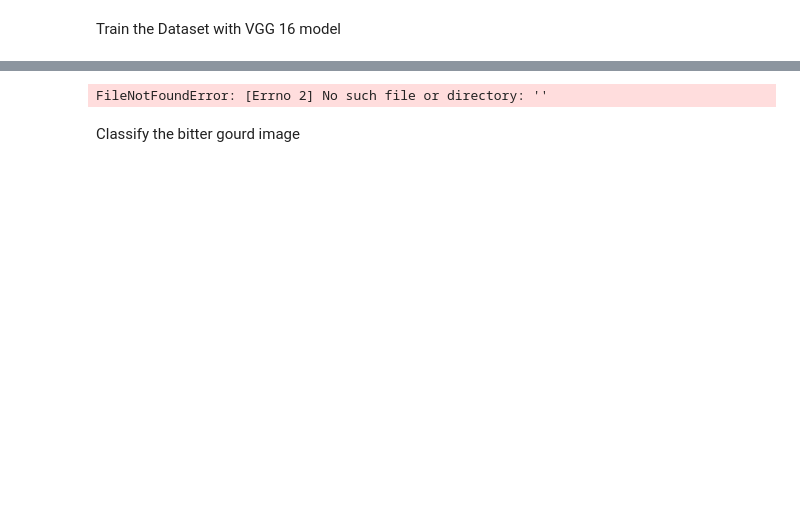
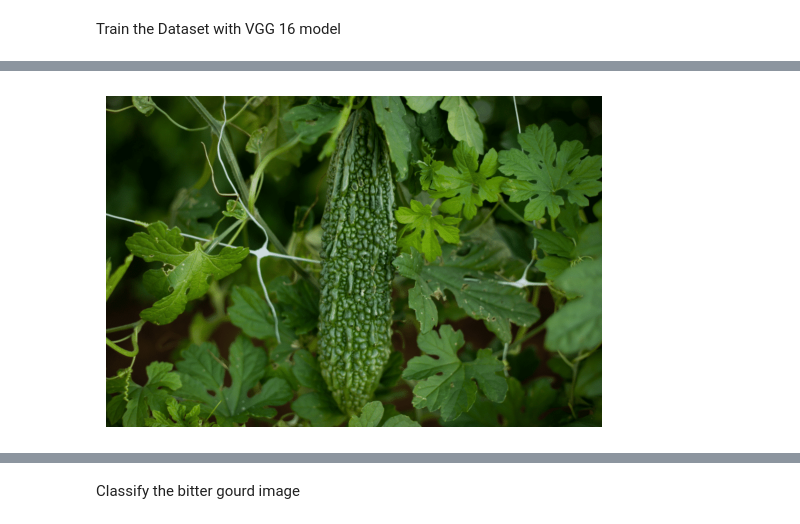
Before and after one commit to sreeragu555/Bittergourd-Matuirity-Prediction, a Jupyter notebook: VGG 16 Final.ipynb, the cells around one changed output, grey strips where cells are left out. Cells and saved outputs as stored; diff of their text form; code cells hidden in the pictures; blank space fills up the shorter version.

```diff
--- a/VGG 16 Final.ipynb
+++ b/VGG 16 Final.ipynb
@@ -142,14 +142,16 @@ Train accuracy: 79.02
 # %%
 import numpy as np
+import warnings
 from tensorflow.keras.preprocessing import image
 from tensorflow.keras.models import load_model
 import matplotlib.pyplot as plt
 import matplotlib.image as mpimg
 import tkinter as tk
 from tkinter import filedialog
+warnings.filterwarnings("ignore", category=UserWarning, module="tensorflow")
 
 # Load the trained model
-model = load_model('bitter_gourd_classificationVGG16(2).h5')  # Change the path if necessary
+model = load_model('bitter_gourd_classificationVGG16(4).h5')  # Change the path if necessary
 
 # Define a function to predict the label of a single image
 def predict_label(image_path):
@@ -161,30 +163,33 @@ def predict_label(image_path):
     prediction = model.predict(img)
     class_indices = {0: 'Small', 1: 'Medium', 2: 'Ripe'}
     predicted_class = class_indices[np.argmax(prediction)]
 
     return predicted_class
 
 # Example usage:
 #image_path = 'small2.png'
 #img = mpimg.imread(img_path)
 root = tk.Tk()
 root.withdraw()  # Hide the main window
 
+
 # Ask the user to select a file
 image_path = filedialog.askopenfilename(title="Select an image file", filetypes=[("Image files", "*.jpg *.jpeg *.png")])
+
 
 # Check if a file was selected
 if image_path:
     # Load and display the selected image
     img = mpimg.imread(image_path)
     plt.imshow(img)
     plt.axis('off')  # Turn off axis labels and ticks
     plt.show()
 else:
     print("No file selected.")
 
 # Close the GUI window
 
 predicted_label = predict_label(image_path)
 print(f'Predicted Label: {predicted_label}')
 # %% [output]
+[figure, added]
@@ -192,3 +198,2 @@ No file selected.
-FileNotFoundError: [Errno 2] No such file or directory: ''
 # %% [markdown]
 Classify the bitter gourd image
```
Also changed, not shown: parts of 2 cells of this notebook.
